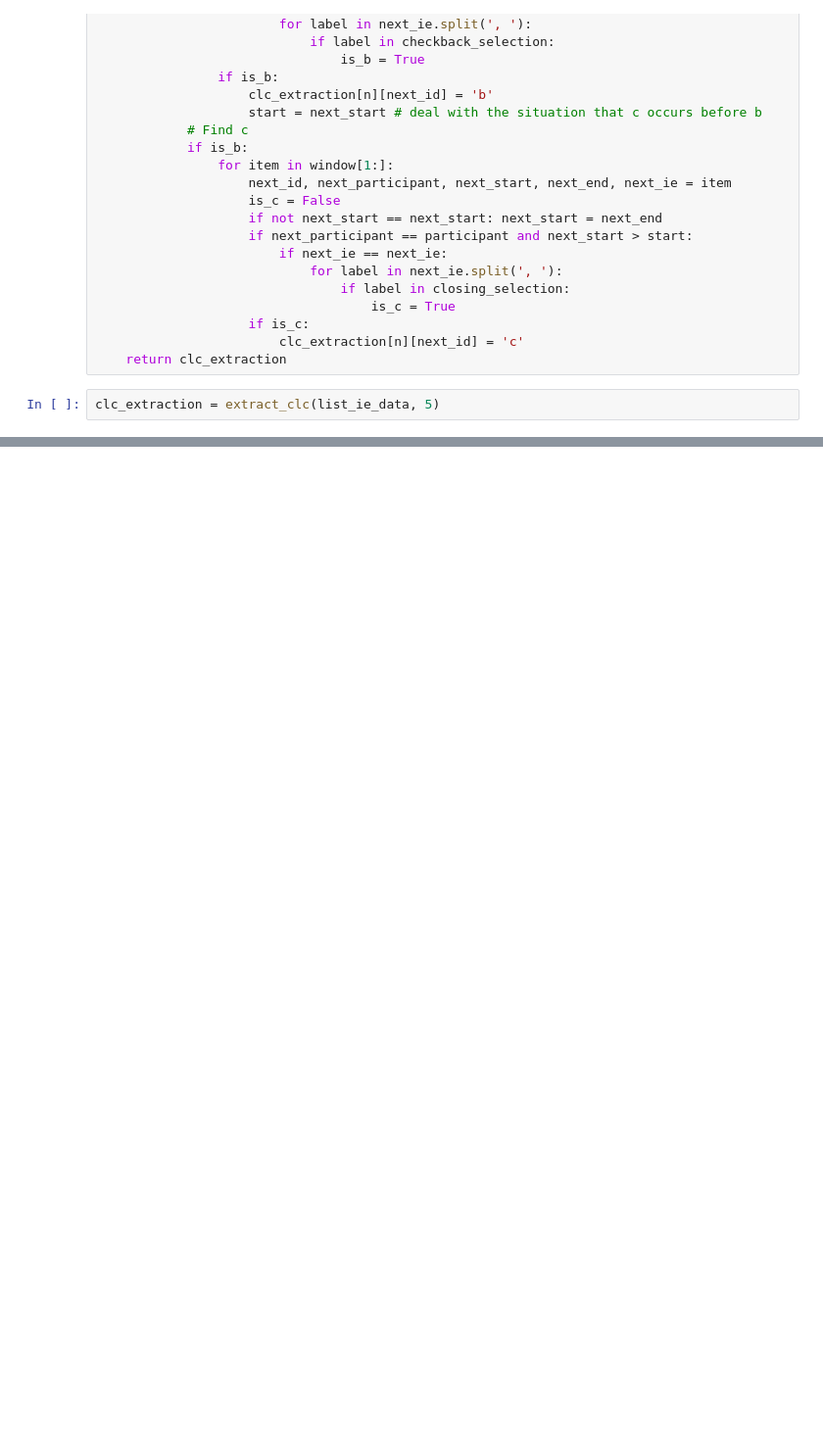
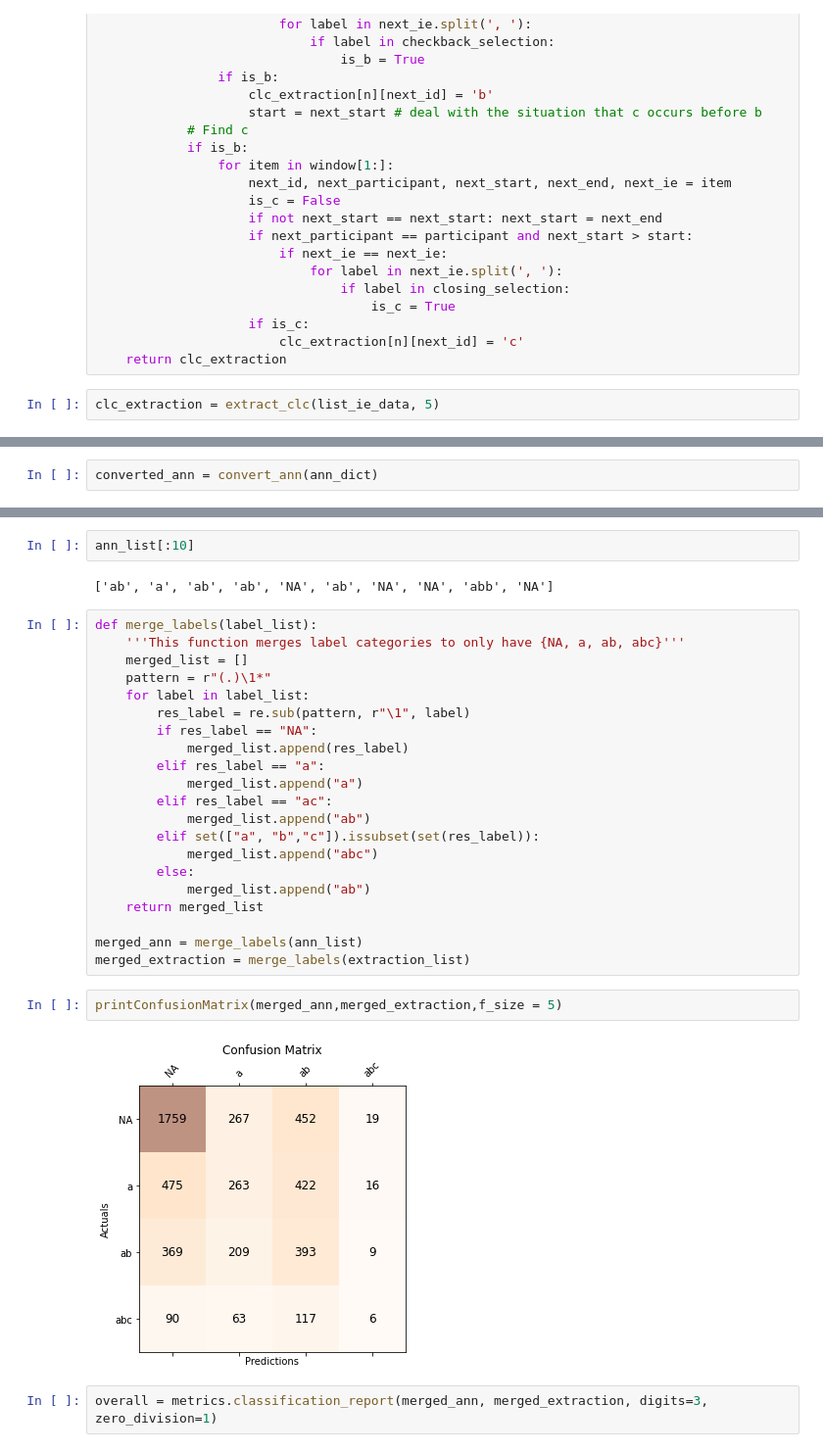
Before and after one commit to Yuweien/INFO699-clc-detection, a Jupyter notebook: clc_detection.ipynb, the cells around one changed output, grey strips where cells are left out. Shown at 98% size. Cells and saved outputs as stored; diff of their text form; blank space fills up the shorter version.

```diff
--- a/clc_detection.ipynb
+++ b/clc_detection.ipynb
@@ -96,0 +187,2 @@ clc_extraction
+# %%
+converted_ann = convert_ann(ann_dict)
@@ -96,0 +317,31 @@ clc_extraction
+# %%
+ann_list[:10]
+# %% [output]
+['ab', 'a', 'ab', 'ab', 'NA', 'ab', 'NA', 'NA', 'abb', 'NA']
+# %%
+def merge_labels(label_list):
+    '''This function merges label categories to only have {NA, a, ab, abc}'''
+    merged_list = []
+    pattern = r"(.)\1*"
+    for label in label_list:
+        res_label = re.sub(pattern, r"\1", label)
+        if res_label == "NA":
+            merged_list.append(res_label)
+        elif res_label == "a":
+            merged_list.append("a")
+        elif res_label == "ac":
+            merged_list.append("ab")
+        elif set(["a", "b","c"]).issubset(set(res_label)):
+            merged_list.append("abc")
+        else:
+            merged_list.append("ab")
+    return merged_list
+
+merged_ann = merge_labels(ann_list)
+merged_extraction = merge_labels(extraction_list)
+# %%
+printConfusionMatrix(merged_ann,merged_extraction,f_size = 5)
+# %% [output]
+[figure, added]
+# %%
+overall = metrics.classification_report(merged_ann, merged_extraction, digits=3, zero_division=1)
```
Also changed, not shown: parts of 26 cells of this notebook, 39 other files.
